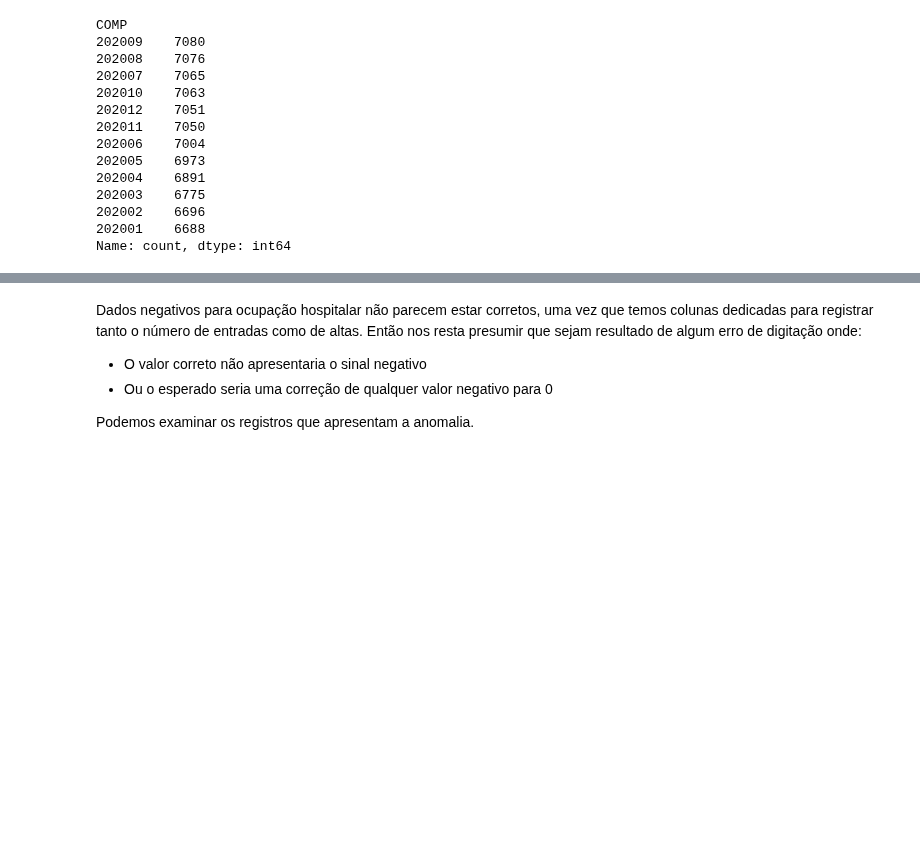
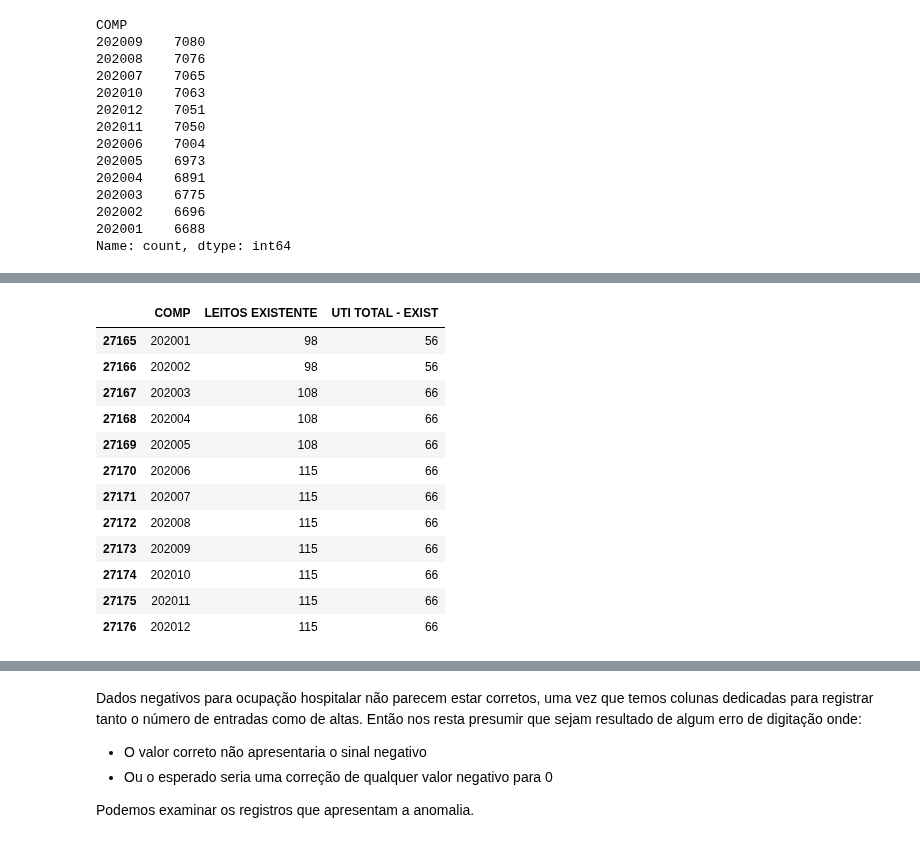
Before and after one commit to lucascorumba/study-projects, a Jupyter notebook: covid-hospital/analysis.ipynb, the cells around one changed output, grey strips where cells are left out. Saved outputs shown, nothing was run; the diff lists cells and outputs as text; code cells hidden in the pictures; blank space fills up the shorter version.

```diff
--- a/covid-hospital/analysis.ipynb
+++ b/covid-hospital/analysis.ipynb
@@ -493,0 +547,16 @@ df.loc[df['_p_usuario'] == '_User$eS04uzEdX3']
+# %%
+df_leitos.loc[df_leitos['CNES'] == 2337800, ['COMP', 'LEITOS EXISTENTE', 'UTI TOTAL - EXIST']]
+# %% [output]
+|  | COMP | LEITOS EXISTENTE | UTI TOTAL - EXIST |
+| 27165 | 202001 | 98 | 56 |
+| 27166 | 202002 | 98 | 56 |
+| 27167 | 202003 | 108 | 66 |
+| 27168 | 202004 | 108 | 66 |
+| 27169 | 202005 | 108 | 66 |
+| 27170 | 202006 | 115 | 66 |
+| 27171 | 202007 | 115 | 66 |
+| 27172 | 202008 | 115 | 66 |
+| 27173 | 202009 | 115 | 66 |
+| 27174 | 202010 | 115 | 66 |
+| 27175 | 202011 | 115 | 66 |
+| 27176 | 202012 | 115 | 66 |
```
Also changed, not shown: parts of 20 cells of this notebook.
